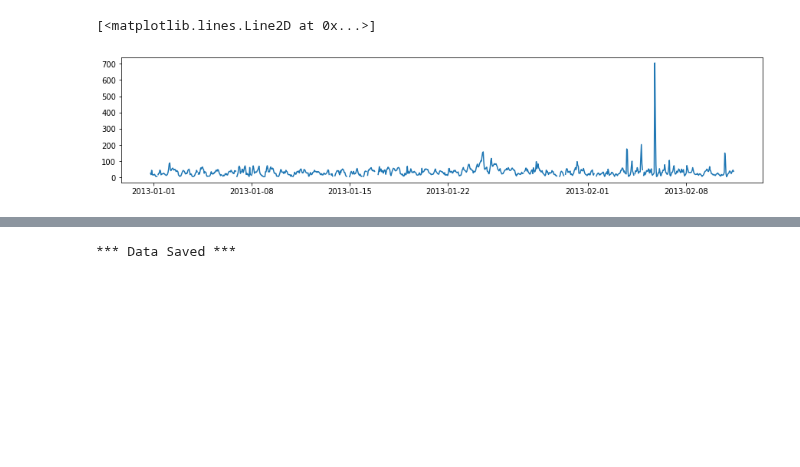
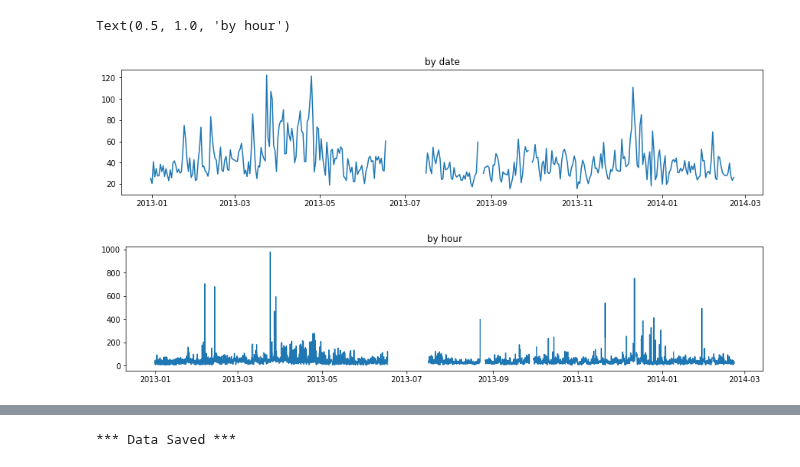
Before and after one commit to aety/insight, a Jupyter notebook: RATP/air/pickleToData_PROPHET.ipynb, the cells around one changed output, grey strips where cells are left out. Saved outputs shown, nothing was run; the diff lists cells and outputs as text; code cells hidden in the pictures; blank space fills up the shorter version.

```diff
--- a/RATP/air/pickleToData_PROPHET.ipynb
+++ b/RATP/air/pickleToData_PROPHET.ipynb
@@ -1,18 +1,29 @@
 # %%
 # load JSON
 import json
 import pandas as pd
 
+# hourly data
 data = pd.read_pickle('franklin-d-roosevelt/airQualityDataframe-franklin-d-roosevelt-PM10.pkl')
 data = data.sort_values(by=['ds'])
-df.y.dropna()
-df = data[0:1000]
+data['just_date'] = data['ds'].dt.date
+df_h = data[0:10000]
+
+# group by date
+df_d = df_h.groupby(['just_date'],squeeze=True).mean()
+df_d.columns = ['_'.join(col).strip() for col in df_d.columns.values]
+df_d = df_d.reset_index()
+df_d.columns = ['ds','y'] # rename column
 
 import matplotlib.pyplot as plt
-pd.plotting.register_matplotlib_converters() # this resolves some issues with data type
 plt.figure(figsize=(15,3))
-plt.plot(df['ds'],df['y'])
+plt.plot(df_d['ds'],df_d['y'])
+plt.title('by date')
+plt.figure(figsize=(15,3))
+plt.plot(df_h['ds'],df_h['y'])
+plt.title('by hour')
 # %% [output]
-[<matplotlib.lines.Line2D at 0x...>]
+Text(0.5, 1.0, 'by hour')
-[figure, old version]
+[figure, new version]
+[figure, added]
 # %%
```
Also changed, not shown: parts of 5 cells of this notebook.
